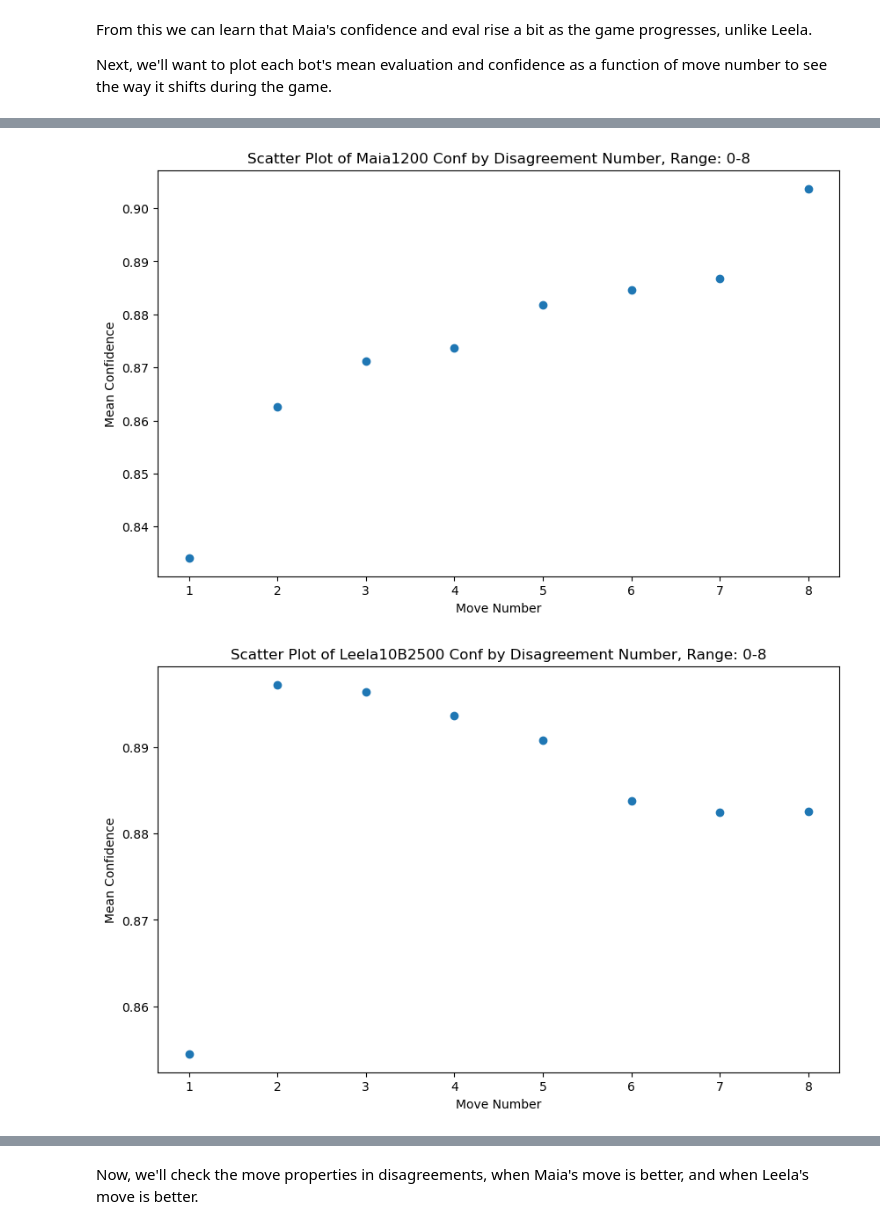
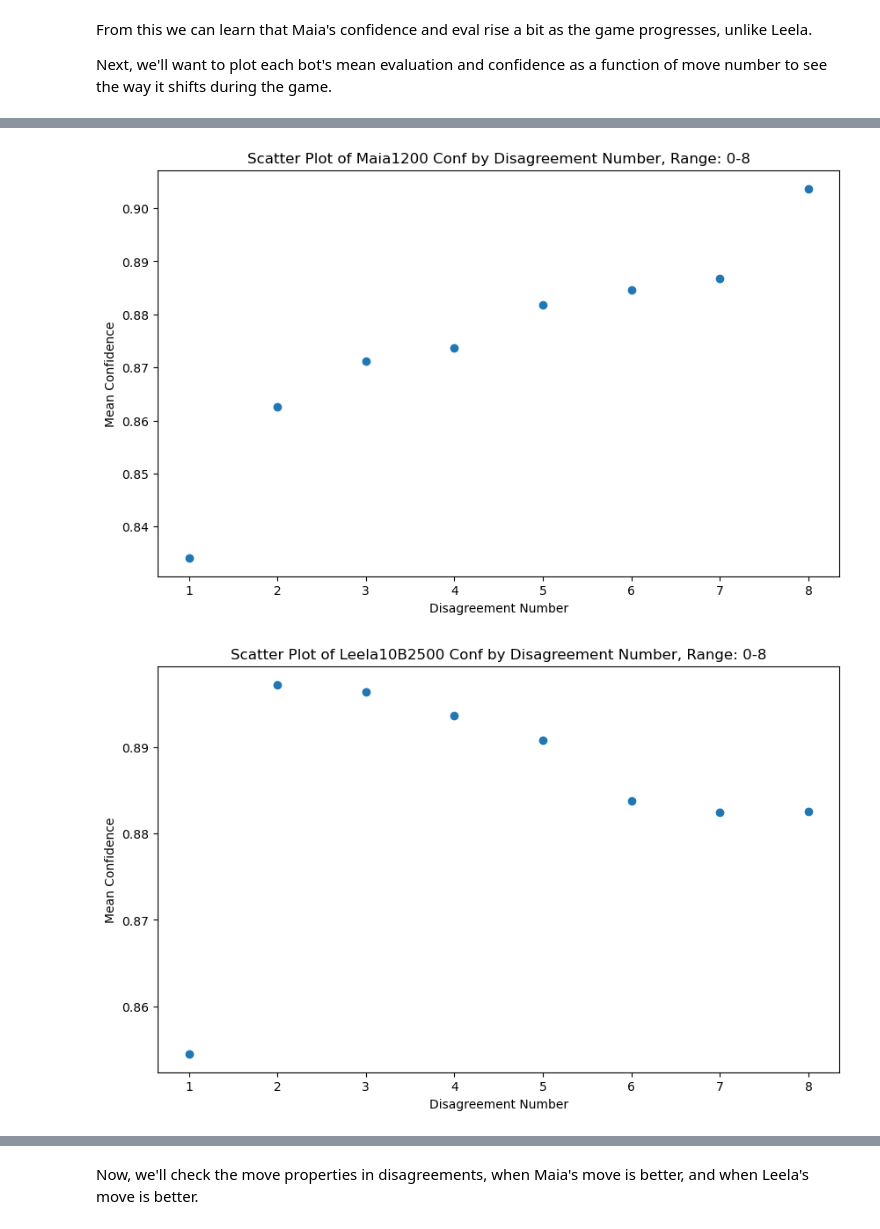
Before and after one commit to dvirsas8/research, a Jupyter notebook: first_analysis.ipynb, the cells around one changed output, grey strips where cells are left out. Cells and saved outputs as stored; diff of their text form; code cells hidden in the pictures.

```diff
--- a/first_analysis.ipynb
+++ b/first_analysis.ipynb
@@ -236,12 +307,12 @@ Text(0, 0.5, 'Mean Confidence')
 # %%
 for df in [(df_range_0_8, "0-8"), (df_range_9_14, "9-14"), (df_range_15_plus, "15+")]:
     for eval_column in ['maia1200_conf', 'leela10b2500_conf']:
         mean_conf_by_move = df[0].groupby('dis_num')[eval_column].mean().reset_index()
         plt.figure(figsize=(10, 6))
         plt.scatter(mean_conf_by_move['dis_num'], mean_conf_by_move[eval_column], label="Maia's Confidence")
         plt.title(f"Scatter Plot of {eval_column.replace('_', ' ').title()} by Disagreement Number, Range: {df[1]}")
-        plt.xlabel('Move Number')
+        plt.xlabel('Disagreement Number')
         plt.ylabel('Mean Confidence')
 # %% [output]
-[figure, old version]
+[figure, new version]
-[figure, old version]
+[figure, new version]
```
Also changed, not shown: parts of 37 cells of this notebook.
